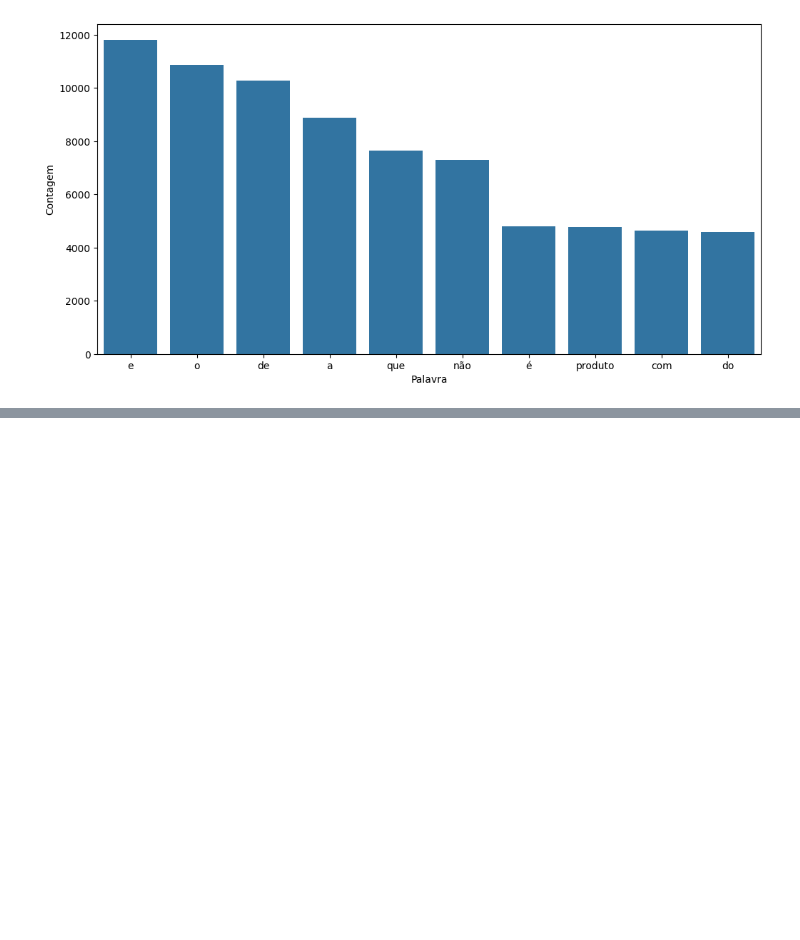
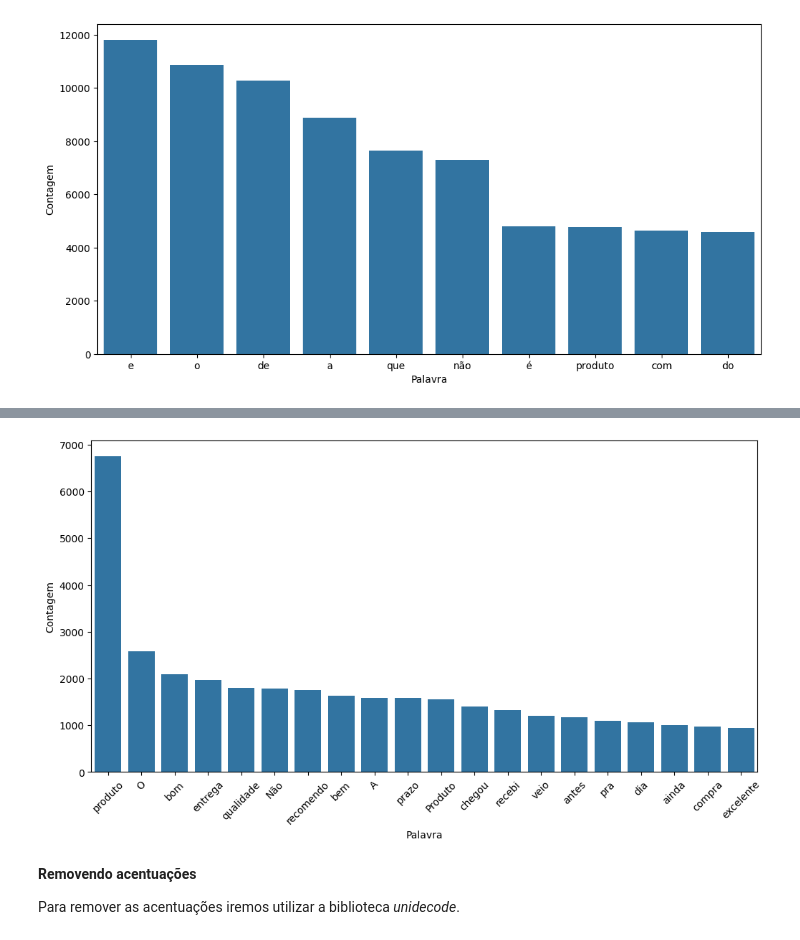
Before and after one commit to DiogoBotton/Machine_Learning_Training_Learn, a Jupyter notebook: Processamento_Linguagem_Natural/Analise_sentimento/avaliacoes.ipynb, the cells around one changed output, grey strips where cells are left out. Saved outputs shown, nothing was run; the diff lists cells and outputs as text; code cells hidden in the pictures; blank space fills up the shorter version.

```diff
--- a/Processamento_Linguagem_Natural/Analise_sentimento/avaliacoes.ipynb
+++ b/Processamento_Linguagem_Natural/Analise_sentimento/avaliacoes.ipynb
@@ -276,0 +260,12 @@ ax.set(ylabel='Contagem', xlabel='Palavra')
+# %%
+frases_processadas = []
+
+for frase in df['avaliacao']:
+    palavras_tokenizadas = tokenizer.tokenize(frase)
+    frase_tratada = [palavra for palavra in palavras_tokenizadas if palavra not in palavras_irrelevantes]
+
+    frases_processadas.append(' '.join(frase_tratada))
+
+df['frase_tratada'] = frases_processadas
+
+df.head()
@@ -276,0 +332,15 @@ ax.set(ylabel='Contagem', xlabel='Palavra')
+# %%
+from nltk.tokenize import WordPunctTokenizer
+
+token_pontuacao = WordPunctTokenizer()
+frases_processadas = []
+
+for frase in df['frase_tratada']:
+    palavras_tokenizadas = token_pontuacao.tokenize(frase)
+    frase_tratada = [palavra for palavra in palavras_tokenizadas if palavra.isalpha() and palavra not in palavras_irrelevantes]
+
+    frases_processadas.append(' '.join(frase_tratada))
+
+df['frase_tratada_2'] = frases_processadas
+
+df.head()
@@ -276,0 +354,8 @@ ax.set(ylabel='Contagem', xlabel='Palavra')
+# %%
+grafico_frequencia(df, 'frase_tratada_2', 20)
+# %% [output]
+[figure, added]
+# %% [markdown]
+**Removendo acentuações**
+
+Para remover as acentuações iremos utilizar a biblioteca *unidecode*.
```
Also changed, not shown: parts of 23 cells of this notebook, 1 other file.
